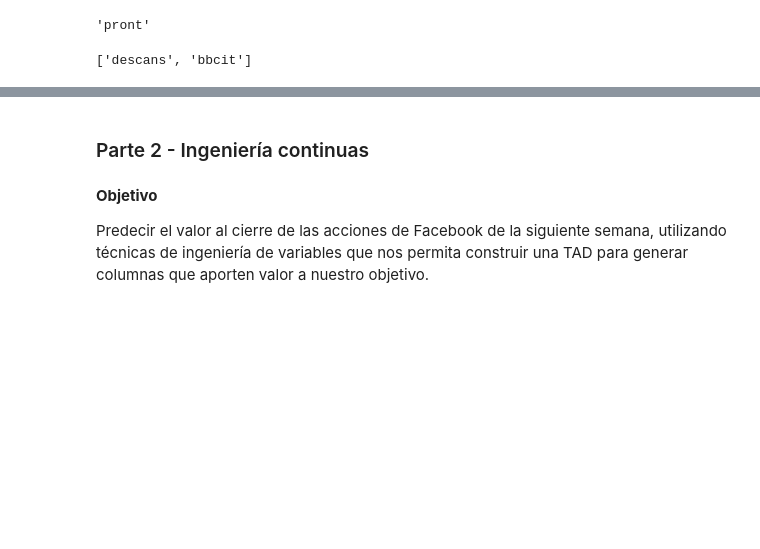
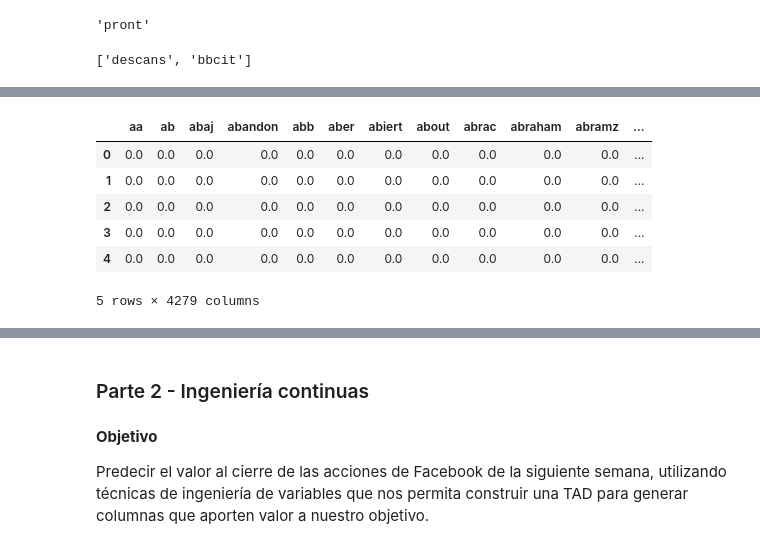
Before and after one commit to alanruizmondragon/ingenieria_de_variables, a Jupyter notebook: code/practica_2.ipynb, the cells around one changed output, grey strips where cells are left out. Saved outputs shown, nothing was run; the diff lists cells and outputs as text; code cells hidden in the pictures; blank space fills up the shorter version.

```diff
--- a/code/practica_2.ipynb
+++ b/code/practica_2.ipynb
@@ -448,0 +480,2 @@ df
+# %%
+df["t_texto"]=df["t_texto"].map(lambda x:" ".join(x))
@@ -448,0 +491,3 @@ df
+# %%
+#Generamos un nuestro train y test
+X_train,X_test=train_test_split(df,test_size=0.20,random_state=42)
@@ -448,0 +502,10 @@ df
+# %%
+aux_test.head()
+# %% [output]
+|  | aa | ab | abaj | abandon | abb | aber | abiert | about | abrac | abraham | abramz | ... |
+| 0 | 0.0 | 0.0 | 0.0 | 0.0 | 0.0 | 0.0 | 0.0 | 0.0 | 0.0 | 0.0 | 0.0 | ... |
+| 1 | 0.0 | 0.0 | 0.0 | 0.0 | 0.0 | 0.0 | 0.0 | 0.0 | 0.0 | 0.0 | 0.0 | ... |
+| 2 | 0.0 | 0.0 | 0.0 | 0.0 | 0.0 | 0.0 | 0.0 | 0.0 | 0.0 | 0.0 | 0.0 | ... |
+| 3 | 0.0 | 0.0 | 0.0 | 0.0 | 0.0 | 0.0 | 0.0 | 0.0 | 0.0 | 0.0 | 0.0 | ... |
+| 4 | 0.0 | 0.0 | 0.0 | 0.0 | 0.0 | 0.0 | 0.0 | 0.0 | 0.0 | 0.0 | 0.0 | ... |
+5 rows × 4279 columns
```
Also changed, not shown: parts of 34 cells of this notebook.
